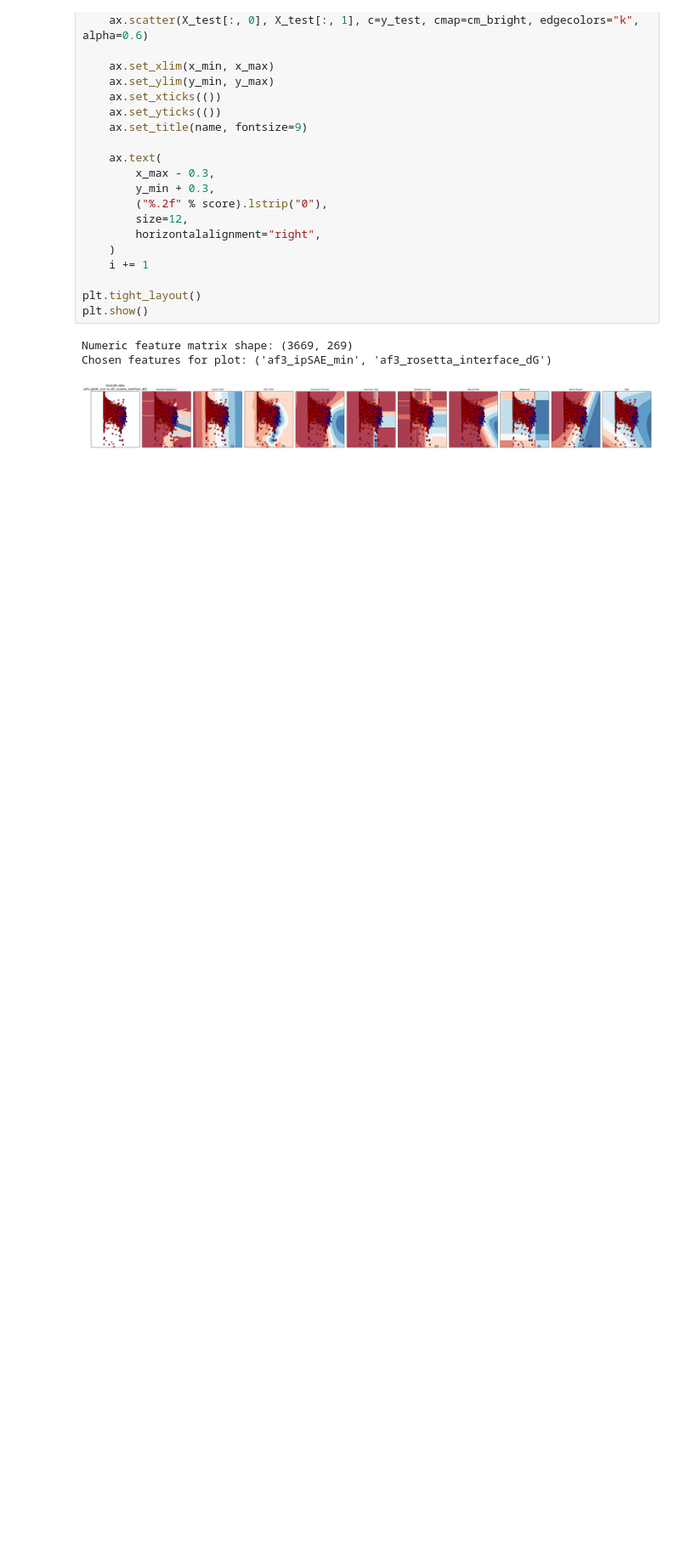
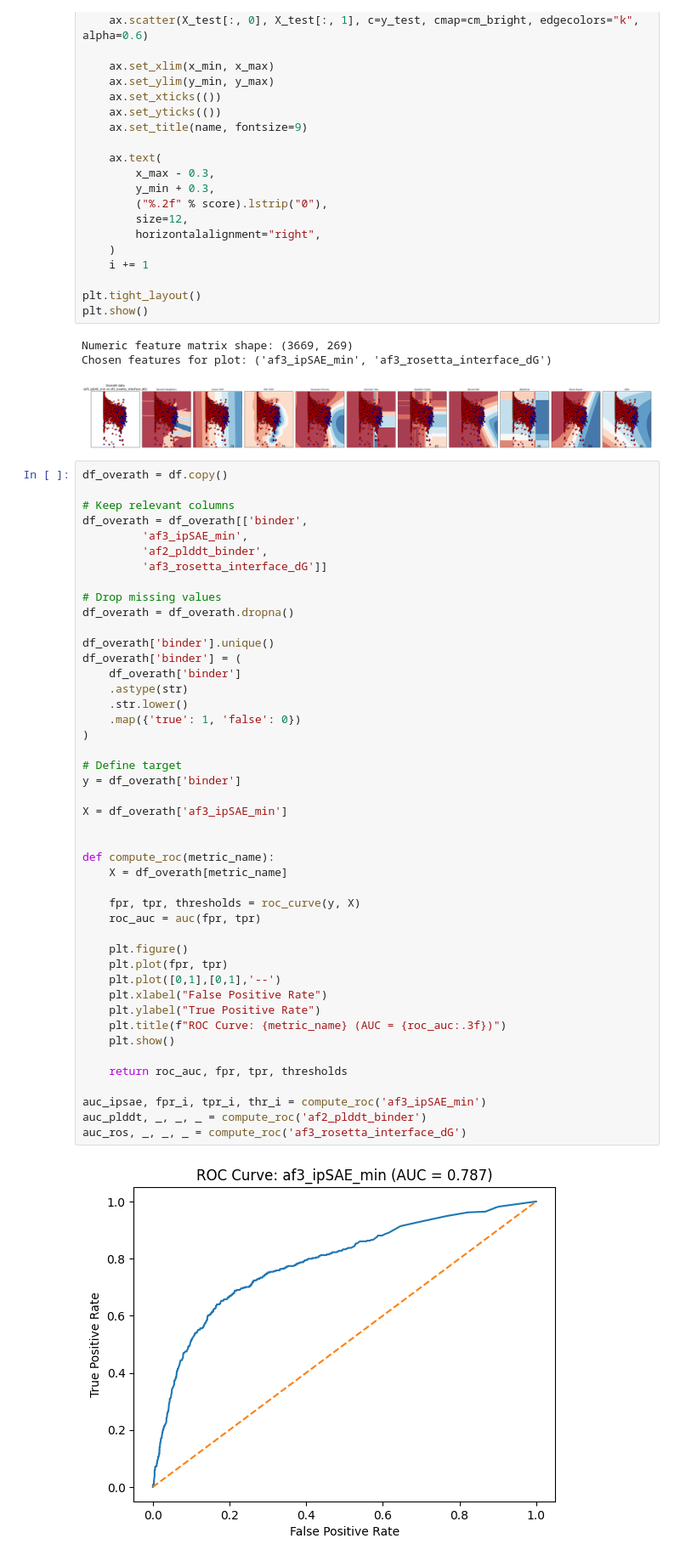
Before and after one commit to LuxEmma/ASIM-PPI, a Jupyter notebook: src/Emma/overathClassification.ipynb, the cells around one changed output. Shown at 85% size. Saved outputs shown, nothing was run; the diff lists cells and outputs as text; blank space fills up the shorter version.

```diff
--- a/src/Emma/overathClassification.ipynb
+++ b/src/Emma/overathClassification.ipynb
@@ -434,3 +437,50 @@ plt.show()
 Numeric feature matrix shape: (3669, 269)
 Chosen features for plot: ('af3_ipSAE_min', 'af3_rosetta_interface_dG')
 [figure]
+# %%
+df_overath = df.copy()
+
+# Keep relevant columns
+df_overath = df_overath[['binder',
+         'af3_ipSAE_min',
+         'af2_plddt_binder',
+         'af3_rosetta_interface_dG']]
+
+# Drop missing values
+df_overath = df_overath.dropna()
+
+df_overath['binder'].unique()
+df_overath['binder'] = (
+    df_overath['binder']
+    .astype(str)
+    .str.lower()
+    .map({'true': 1, 'false': 0})
+)
+
+# Define target
+y = df_overath['binder']
+
+X = df_overath['af3_ipSAE_min']
+
+
+def compute_roc(metric_name):
+    X = df_overath[metric_name]
+
+    fpr, tpr, thresholds = roc_curve(y, X)
+    roc_auc = auc(fpr, tpr)
+
+    plt.figure()
+    plt.plot(fpr, tpr)
+    plt.plot([0,1],[0,1],'--')
+    plt.xlabel("False Positive Rate")
+    plt.ylabel("True Positive Rate")
+    plt.title(f"ROC Curve: {metric_name} (AUC = {roc_auc:.3f})")
+    plt.show()
+
+    return roc_auc, fpr, tpr, thresholds
+
+auc_ipsae, fpr_i, tpr_i, thr_i = compute_roc('af3_ipSAE_min')
+auc_plddt, _, _, _ = compute_roc('af2_plddt_binder')
+auc_ros, _, _, _ = compute_roc('af3_rosetta_interface_dG')
+# %% [output]
+[figure, added]
```
Also changed, not shown: parts of 6 cells of this notebook, 2 other files.
